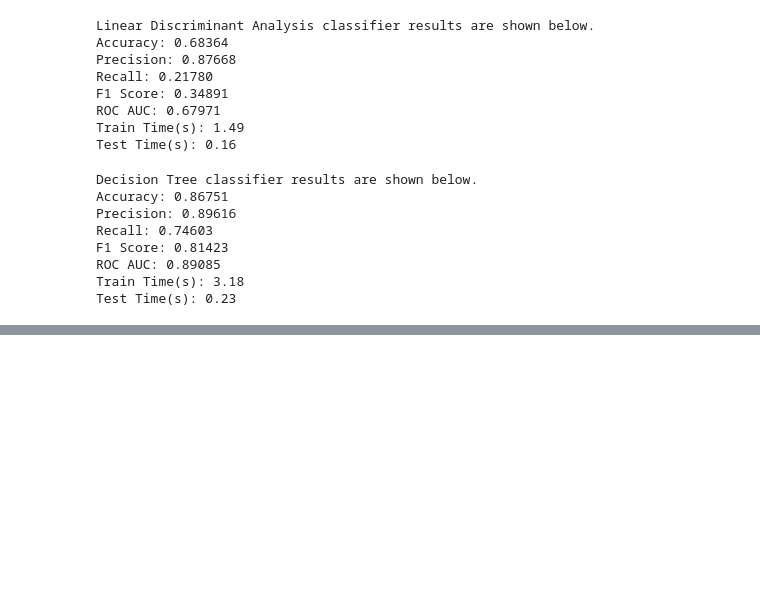
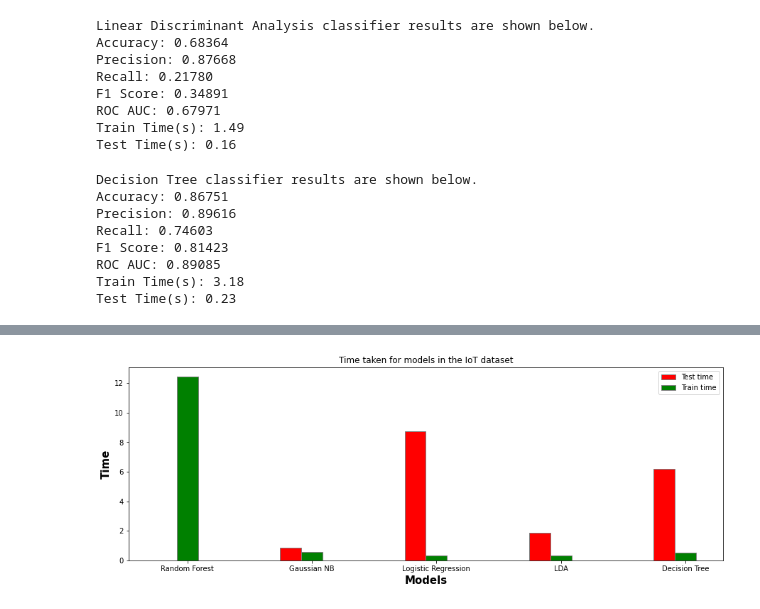
Before and after one commit to andreweymard/2020-S2, a Jupyter notebook: 5.1HD_2.ipynb, the cells around one changed output, grey strips where cells are left out. Cells and saved outputs as stored; diff of their text form; code cells hidden in the pictures; blank space fills up the shorter version.

```diff
--- a/5.1HD_2.ipynb
+++ b/5.1HD_2.ipynb
@@ -175,0 +197,21 @@ Test Time(s): 0.23
+# %%
+barWidth = 0.17
+fig = plt.subplots(figsize=(15, 5))
+
+train_time = [0, 0.88, 8.74, 1.89, 6.2]
+test_time = [12.45, 0.58, 0.34, 0.31, 0.53]
+
+br1 = numpy.arange(len(train_time))
+br2 = [x + barWidth for x in br1]
+
+plt.bar(br1, train_time, color='r', width=barWidth, edgecolor='grey', label='Test time')
+plt.bar(br2, test_time, color='g', width=barWidth, edgecolor='grey', label='Train time')
+
+plt.xlabel('Models', fontweight='bold', fontsize=15)
+plt.ylabel('Time', fontweight='bold', fontsize=15)
+plt.xticks([r + barWidth for r in range(len(train_time))], ['Random Forest', 'Gaussian NB', 'Logistic Regression', 'LDA', 'Decision Tree'])
+plt.title("Time taken for models in the IoT dataset")
+plt.legend(loc=1)
+plt.show()
+# %% [output]
+[figure, added]
```
Also changed, not shown: parts of 5 cells of this notebook, 1 other file.
